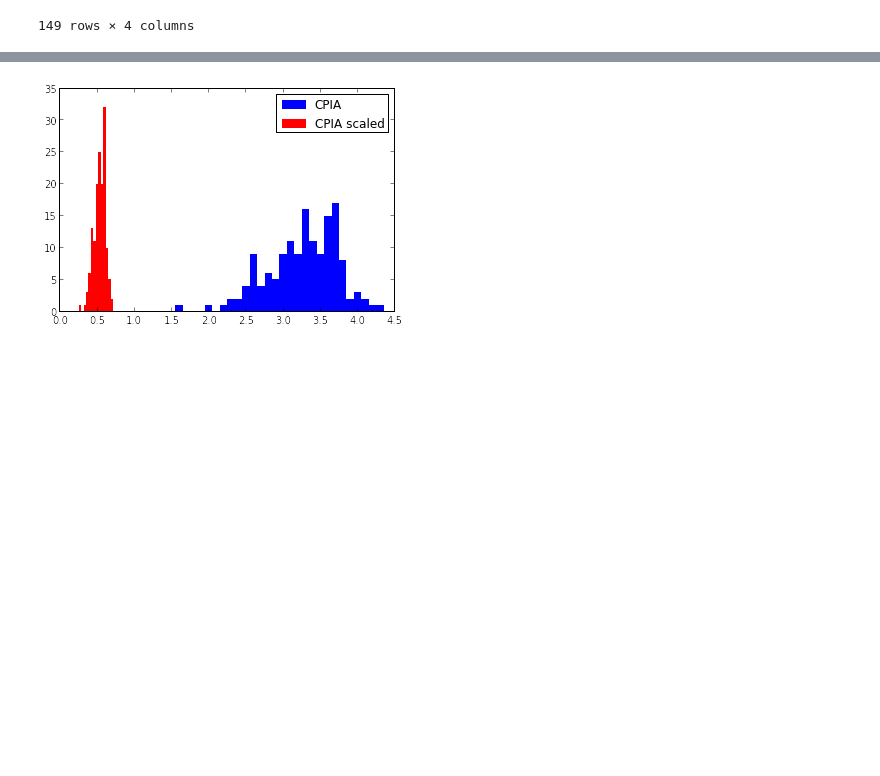
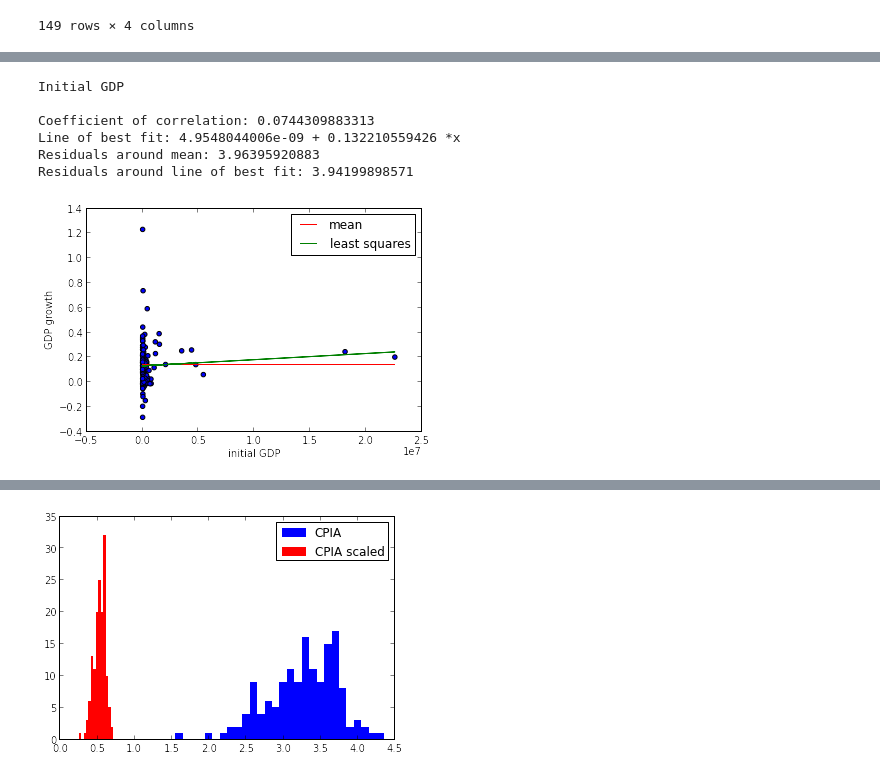
Before and after one commit to rachelboy/RAD, a Jupyter notebook: RAD_table_2.ipynb, the cells around one changed output, grey strips where cells are left out. Drawn from its saved outputs; the diff is of its cells as text; code cells hidden in the pictures; blank space fills up the shorter version.

```diff
--- a/RAD_table_2.ipynb
+++ b/RAD_table_2.ipynb
@@ -207,0 +286,12 @@ df
+# %%
+#And for initial GDP
+print "Initial GDP\n"
+investigate_fit("initial GDP","GDP growth",df)
+# %% [output]
+Initial GDP
+
+Coefficient of correlation: 0.0744309883313
+Line of best fit: 4.9548044006e-09 + 0.132210559426 *x
+Residuals around mean: 3.96395920883
+Residuals around line of best fit: 3.94199898571
+[figure, added]
```
Also changed, not shown: parts of 14 cells of this notebook.
